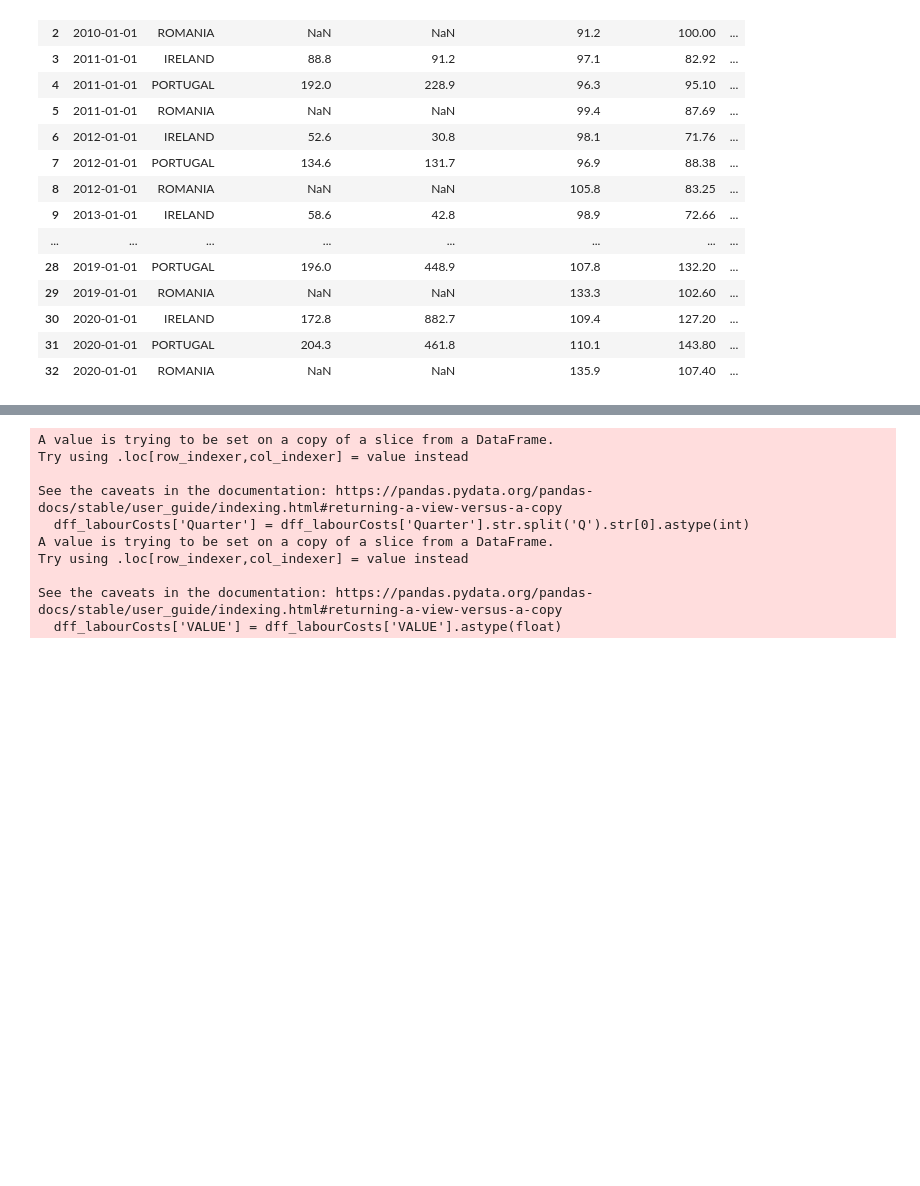
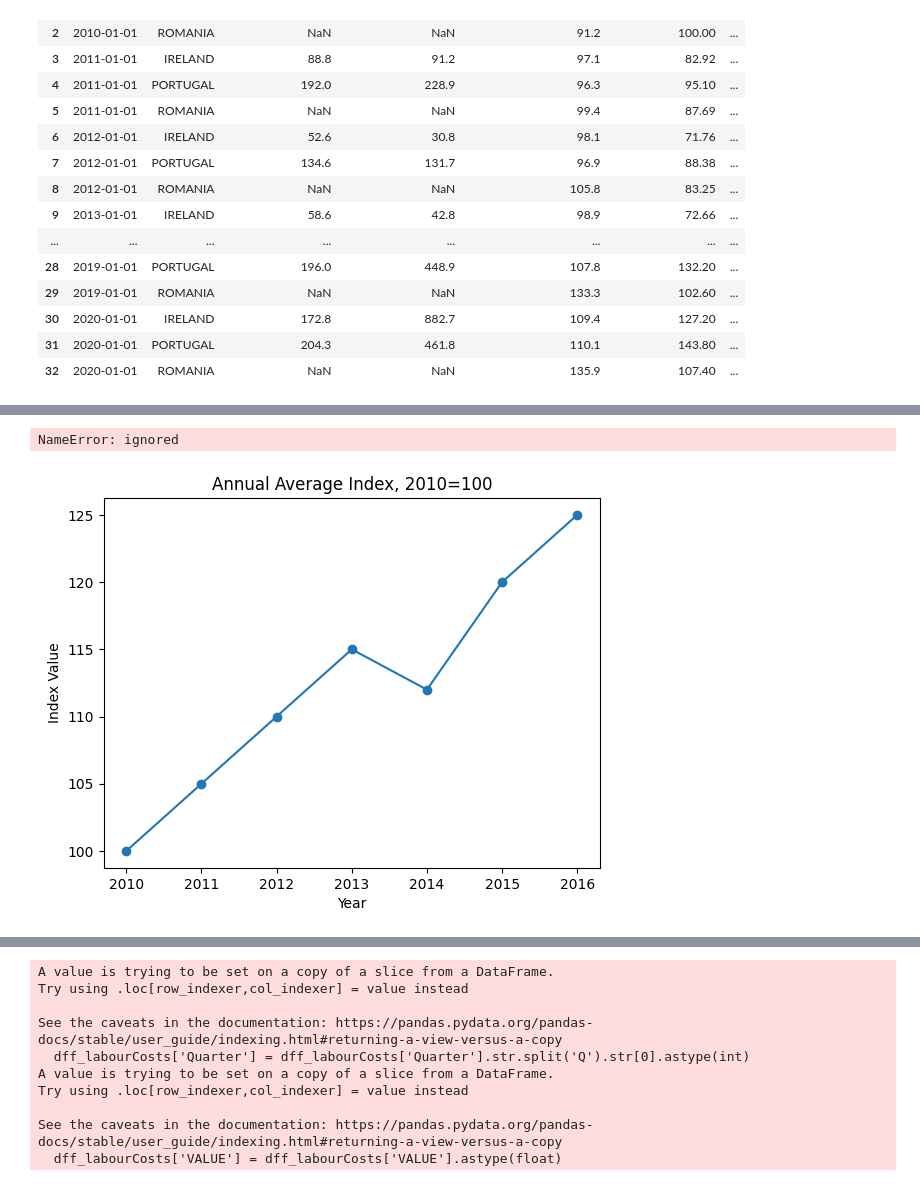
Before and after one commit to sbs23003/CA-Contstruction-Industry, a Jupyter notebook: statistics.ipynb, the cells around one changed output, grey strips where cells are left out. Saved outputs shown, nothing was run; the diff lists cells and outputs as text; code cells hidden in the pictures; blank space fills up the shorter version.

```diff
--- a/statistics.ipynb
+++ b/statistics.ipynb
@@ -168,0 +259,33 @@ ValueError: ignored
+# %%
+import matplotlib.pyplot as plt
+import seaborn as sns
+df = df_loc.copy()
+for index in indices:
+    plt.figure(figsize=(10, 6))
+    for country in countries:
+        country_df = df[df['COUNTRY'] == country]
+        sns.histplot(data=country_df, x=index, kde=True, label=country)  # kde=True will plot a Gaussian Kernel Density Estimate
+    plt.title(f'Histogram of {index} by Country')
+    plt.legend()
+    plt.show()
+# %% [output]
+NameError: ignored
+# %%
+import matplotlib.pyplot as plt
+
+# Sample data for the index values over the years
+years = [2010, 2011, 2012, 2013, 2014, 2015, 2016]
+index_values = [100, 105, 110, 115, 112, 120, 125]
+
+# Create a line plot
+plt.plot(years, index_values, marker='o')
+
+# Set plot title and axis labels
+plt.title('Annual Average Index, 2010=100')
+plt.xlabel('Year')
+plt.ylabel('Index Value')
+
+# Display the plot
+plt.show()
+# %% [output]
+[figure, added]
```
Also changed, not shown: parts of 7 cells of this notebook.
